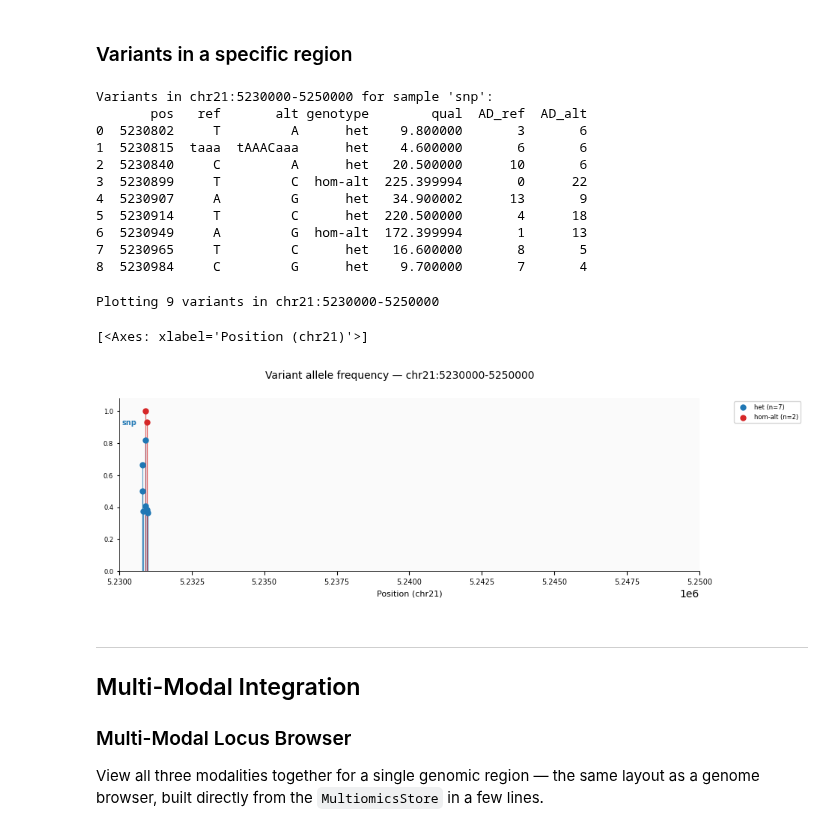
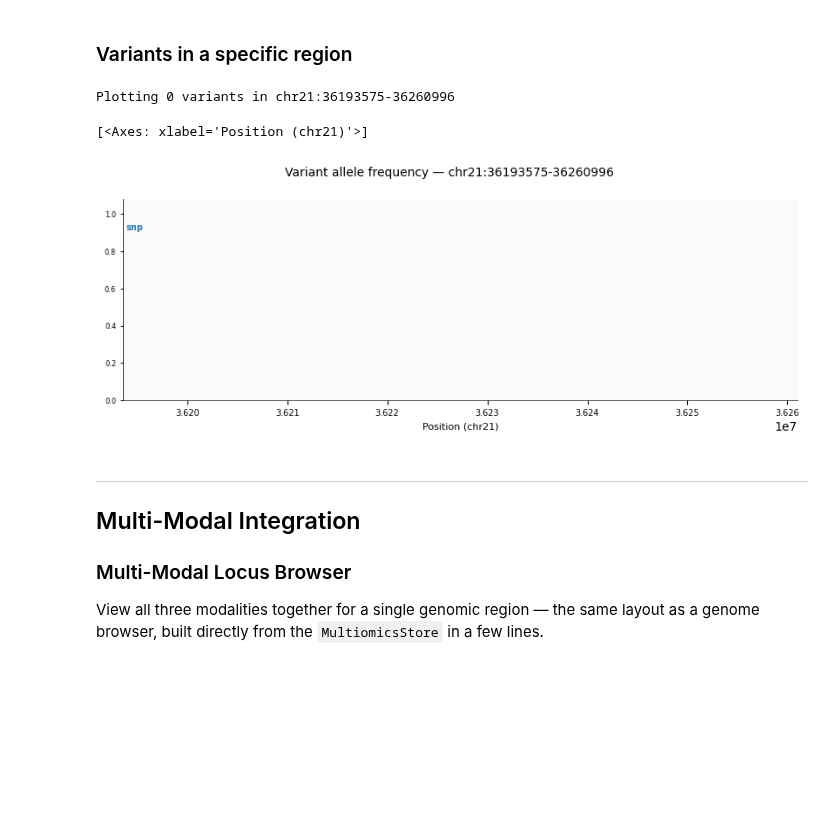
Before and after one commit to Milne-Group/QuantNado, a Jupyter notebook: example/example_dataset.ipynb, the cells around one changed output. Cells and saved outputs as stored; diff of their text form; code cells hidden in the pictures; blank space fills up the shorter version.

```diff
--- a/example/example_dataset.ipynb
+++ b/example/example_dataset.ipynb
@@ -414,7 +414,8 @@ plt.show()
 
 Use `extract_region` to pull the raw per-base coverage for any genomic locus across all samples.
 # %%
-runx1_coords = "chr21:34787801-34889760"
-region = ds.extract_region(runx1_coords)
+REGION="chr21:36193575-36260996"
+
+region = ds.extract_region(REGION)
 print(f"Region shape: {region.shape}  (samples × positions)")
 # %% [output]
@@ -664,74 +656,29 @@ Genotype counts per sample:
   snp: {'missing': 0, 'hom-ref': 0, 'het': 125, 'hom-alt': 23}
 # %% [markdown]
 ### Variants in a specific region
-# %%
-REGION = "chr21:5230000-5250000"
-
-region_gt = var.extract_region(REGION, variable="genotype")
-region_qual = var.extract_region(REGION, variable="qual")
-region_ad_r = var.extract_region(REGION, variable="allele_depth_ref")
-region_ad_a = var.extract_region(REGION, variable="allele_depth_alt")
-
-positions = region_gt.coords["position"].values
-ref_alleles, alt_alleles = var.get_alleles("chr21")
-# subset alleles to positions in this region
-all_pos = var.get_positions("chr21")
-pos_mask = (all_pos >= int(REGION.split(":")[1].split("-")[0])) & (
-    all_pos <= int(REGION.split("-")[1])
-)
-refs_reg = [ref_alleles[i] for i in np.where(pos_mask)[0]]
-alts_reg = [alt_alleles[i] for i in np.where(pos_mask)[0]]
-
-# Build a tidy DataFrame for the first sample
-sample = var.sample_names[0]
-df_region = pd.DataFrame(
-    {
-        "pos": positions,
-        "ref": refs_reg,
-        "alt": alts_reg,
-        "genotype": [labels[g] for g in region_gt.sel(sample=sample).values],
-        "qual": region_qual.sel(sample=sample).values.round(1),
-        "AD_ref": region_ad_r.sel(sample=sample).values,
-        "AD_alt": region_ad_a.sel(sample=sample).values,
-    }
-)
-print(f"Variants in {REGION} for sample '{sample}':")
-print(df_region)
-# %% [output]
-Variants in chr21:5230000-5250000 for sample 'snp':
-       pos   ref       alt genotype        qual  AD_ref  AD_alt
-0  5230802     T         A      het    9.800000       3       6
-1  5230815  taaa  tAAACaaa      het    4.600000       6       6
-2  5230840     C         A      het   20.500000      10       6
-3  5230899     T         C  hom-alt  225.399994       0      22
-4  5230907     A         G      het   34.900002      13       9
-5  5230914     T         C      het  220.500000       4      18
-6  5230949     A         G  hom-alt  172.399994       1      13
-7  5230965     T         C      het   16.600000       8       5
-8  5230984     C         G      het    9.700000       7       4
 # %%
-# Use the REGION with known variants from above
+
 gt_region = var.extract_region(REGION, variable="genotype")
 adr_region = var.extract_region(REGION, variable="allele_depth_ref")
 ada_region = var.extract_region(REGION, variable="allele_depth_alt")
 
 print(f"Plotting {gt_region.shape[1]} variants in {REGION}")
 
-ds.locus_plot(
+plt = ds.locus_plot(
     locus=REGION,
     genotype=gt_region,
     allele_depth_ref=adr_region,
     allele_depth_alt=ada_region,
     sample_names=["snp"],
     modality=["variant"],
     title=f"Variant allele frequency — {REGION}",
     figsize=(10, 3),
     filepath=FIG_DIR / "locus_plot_variants.png",
 )
 # %% [output]
-Plotting 9 variants in chr21:5230000-5250000
+Plotting 0 variants in chr21:36193575-36260996
 [<Axes: xlabel='Position (chr21)'>]
-[figure, old version]
+[figure, new version]
 # %% [markdown]
 ---
 ## Multi-Modal Integration
```
Also changed, not shown: parts of 11 cells of this notebook, 6 other files.
